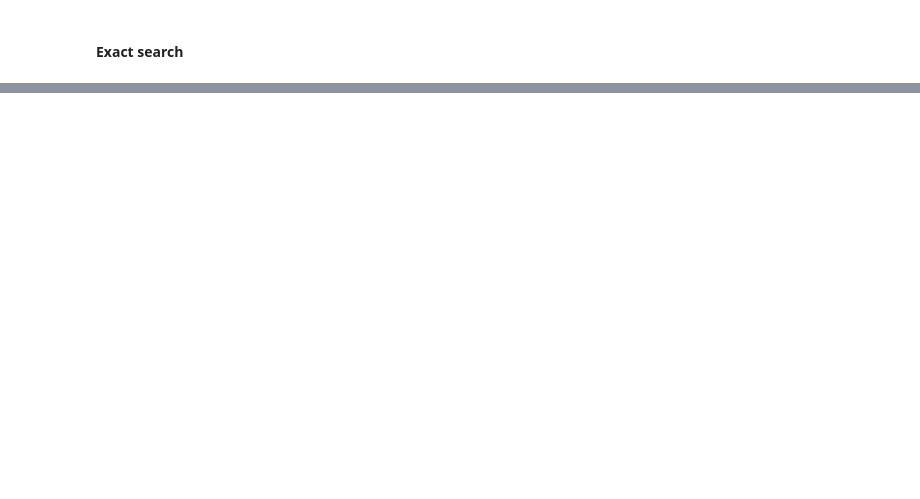
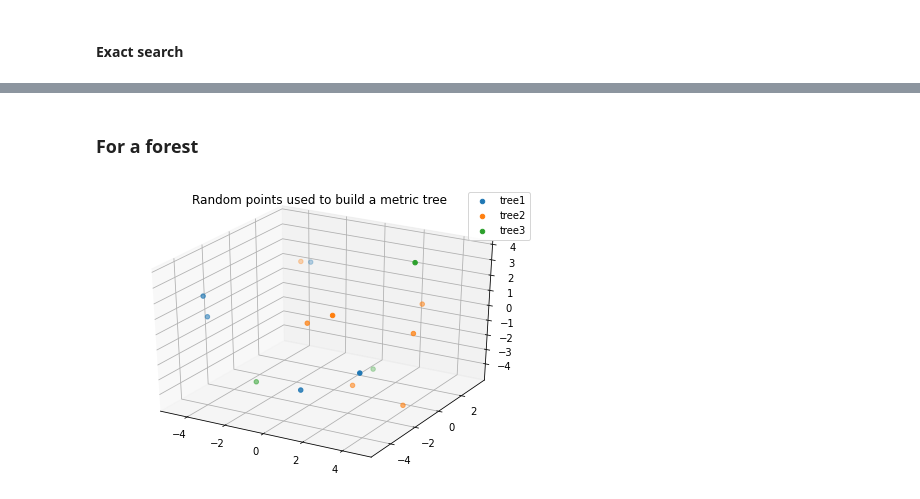
Before and after one commit to fdlci/FGMDA, a Jupyter notebook: FGMDA.ipynb, the cells around one changed output, grey strips where cells are left out. Cells and saved outputs as stored; diff of their text form; code cells hidden in the pictures; blank space fills up the shorter version.

```diff
--- a/FGMDA.ipynb
+++ b/FGMDA.ipynb
@@ -598,0 +590,36 @@ visualize_metric_nn_3D(all_points, nn, q)
+# %% [markdown]
+### For a forest
+# %%
+x_min, x_max, y_min, y_max, z_min, z_max = -5, 5, -5, 5, -5, 5
+params = {'number_of_trees':3, 'number_of_points_in_trees':[5,7,3], 'boundaries':(x_min, x_max, y_min, y_max, z_min, z_max)}
+# %%
+def metric_forest_3D(params):
+    forest_points = []
+    num_trees = params['number_of_trees']
+    list_num_points = params['number_of_points_in_trees']
+    x_min, x_max, y_min, y_max, z_min, z_max = params['boundaries']
+    for tree in range(num_trees):
+        num_points = list_num_points[tree]
+        all_points = random_choice_coordinates_3D(num_points, x_min, x_max, y_min, y_max, z_min, z_max)
+        forest_points.append(all_points)
+    return forest_points
+# %%
+random.seed(42)
+forest_points = metric_forest_3D(params)
+# %%
+def visualize_metric_forest_points_3D(all_points):
+    """Plots the random points chosen to build the metric tree"""
+    fig = plt.figure()
+    ax = Axes3D(fig)
+    for i, points in enumerate(all_points):
+        x_coords = [points[i][0] for i in range(len(points))]
+        y_coords = [points[i][1] for i in range(len(points))]
+        z_coords = [points[i][2] for i in range(len(points))]
+        ax.scatter(x_coords, y_coords, z_coords, label='tree'+str(i+1))
+    plt.title('Random points used to build a metric tree')
+    plt.legend()
+    plt.show()
+# %%
+visualize_metric_forest_points_3D(forest_points)
+# %% [output]
+[figure, added]
```
Also changed, not shown: parts of 38 cells of this notebook.
